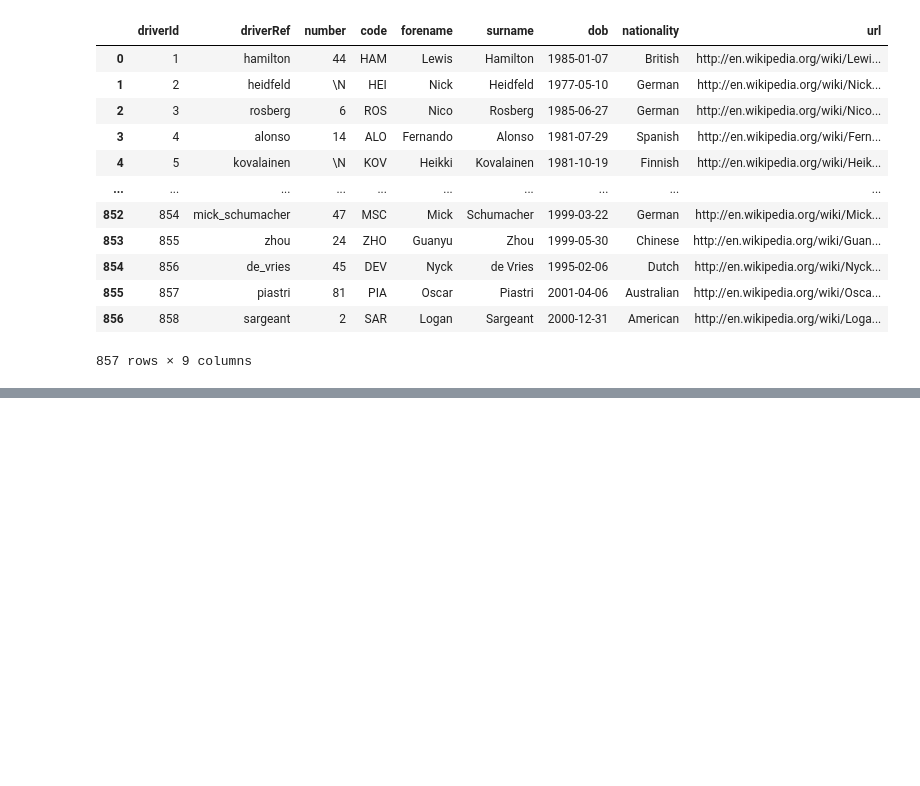
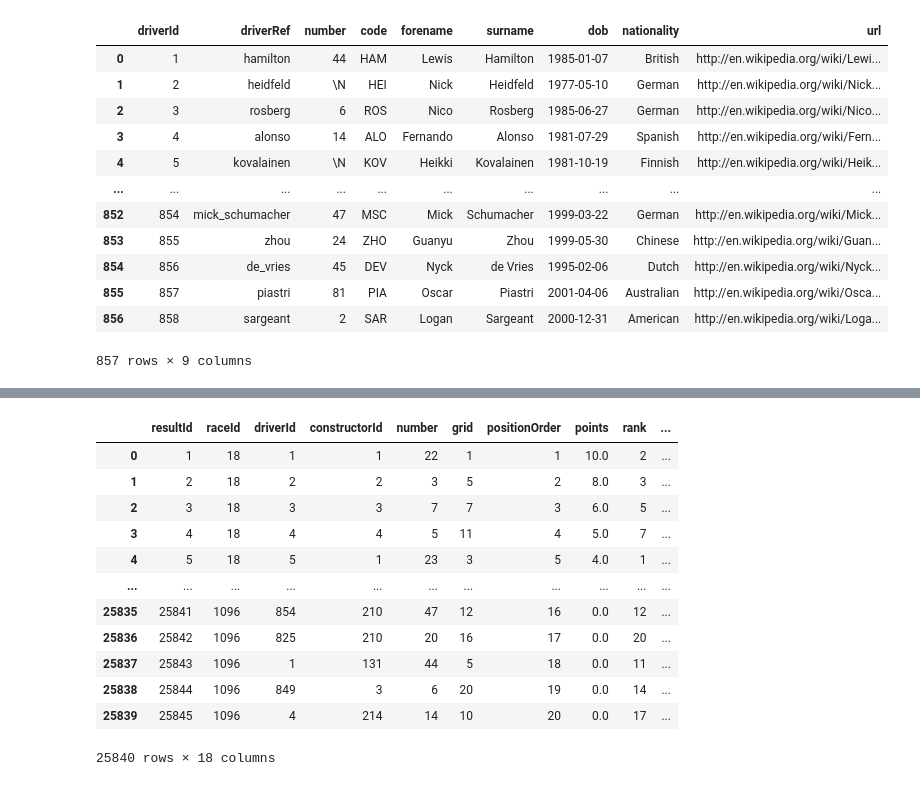
Before and after one commit to naysseh/a-guide-to-f1, a Jupyter notebook: testing-natasha.ipynb, the cells around one changed output, grey strips where cells are left out. Saved outputs shown, nothing was run; the diff lists cells and outputs as text; code cells hidden in the pictures; blank space fills up the shorter version.

```diff
--- a/testing-natasha.ipynb
+++ b/testing-natasha.ipynb
@@ -2,6 +2,9 @@
 import pandas as pd
 # %%
 races = pd.read_csv('data/races.csv')
+results = pd.read_csv('data/results.csv')
+drivers = pd.read_csv('data/drivers.csv')
+constructors = pd.read_csv('data/constructors.csv')
 # %%
 races
 # %% [output]
@@ -55,3 +72,4 @@ drivers
 # %%
-copy = results.copy()
-copy
+final = results.merge(drivers[['driverId', 'driverRef', 'nationality']], how='left', on='driverId')
+final = final.merge(constructors[['constructorId', 'constructorRef']], how='left', on='constructorId')
+final = final.merge(races[['raceId', 'year', 'name', 'circuitId']], how='left', on='raceId')
@@ -88 +92,19 @@ copy.merge(drivers, how='left', on="driverId")
+# %%
+final.drop(['position', 'positionText', 'laps', 'time', 'fastestLap', 'milliseconds'], axis=1, inplace=True)
+# %%
+final
+# %% [output]
+|  | resultId | raceId | driverId | constructorId | number | grid | positionOrder | points | rank | ... |
+| 0 | 1 | 18 | 1 | 1 | 22 | 1 | 1 | 10.0 | 2 | ... |
+| 1 | 2 | 18 | 2 | 2 | 3 | 5 | 2 | 8.0 | 3 | ... |
+| 2 | 3 | 18 | 3 | 3 | 7 | 7 | 3 | 6.0 | 5 | ... |
+| 3 | 4 | 18 | 4 | 4 | 5 | 11 | 4 | 5.0 | 7 | ... |
+| 4 | 5 | 18 | 5 | 1 | 23 | 3 | 5 | 4.0 | 1 | ... |
+| ... | ... | ... | ... | ... | ... | ... | ... | ... | ... | ... |
+| 25835 | 25841 | 1096 | 854 | 210 | 47 | 12 | 16 | 0.0 | 12 | ... |
+| 25836 | 25842 | 1096 | 825 | 210 | 20 | 16 | 17 | 0.0 | 20 | ... |
+| 25837 | 25843 | 1096 | 1 | 131 | 44 | 5 | 18 | 0.0 | 11 | ... |
+| 25838 | 25844 | 1096 | 849 | 3 | 6 | 20 | 19 | 0.0 | 14 | ... |
+| 25839 | 25845 | 1096 | 4 | 214 | 14 | 10 | 20 | 0.0 | 17 | ... |
+25840 rows × 18 columns
 # %%
```
Also changed, not shown: parts of 7 cells of this notebook, 3 other files.
